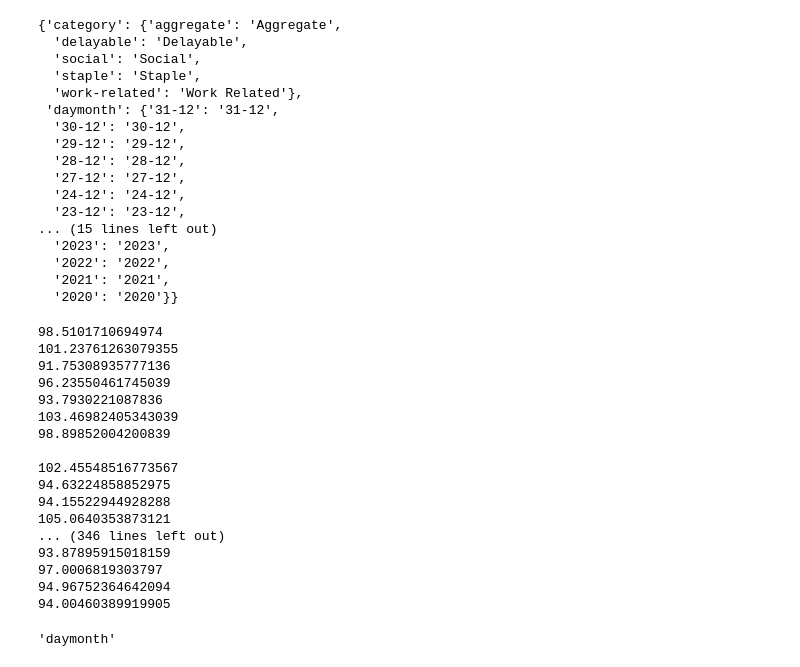
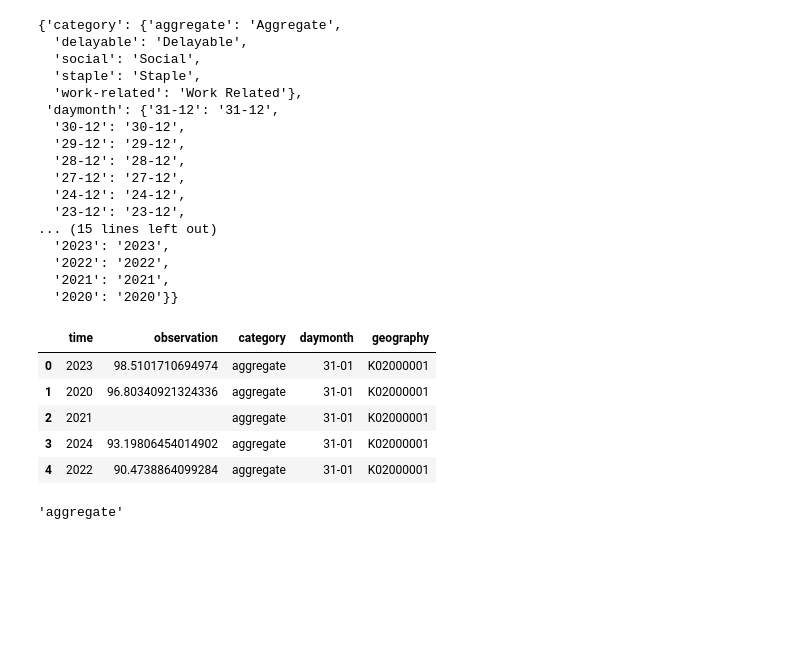
Before and after one commit to hbarnes163/software_engineering_sum1, a Jupyter notebook: ons_data_viewer.ipynb, the cells around one changed output. Cells and saved outputs as stored; diff of their text form; code cells hidden in the pictures; blank space fills up the shorter version.

Commit message:
Add other variables in columns

```diff
--- a/ons_data_viewer.ipynb
+++ b/ons_data_viewer.ipynb
@@ -91,41 +91,39 @@ valid_dims
   '2021': '2021',
   '2020': '2020'}}
 # %%
-selected_request = {'category' : 'aggregate', 'daymonth' : '*', 'geography': 'K02000001', 'time': '2023'}
+selected_request = {'category' : 'aggregate', 'daymonth' : '31-01', 'geography': 'K02000001', 'time': '*'}
 
 response = requests.get(url_to_use + "/observations", params = selected_request)
 
 observations = response.json()['observations']
 
+variable = [key for key, value in selected_request.items() if value == '*'][0]
+
 summary = []
 for observation in observations:
-    print(observation["observation"])
-    id = observation["dimensions"]["DayMonth"]["id"]
-    summary.append({"id": id, "observation": observation["observation"]})
+    id = next(iter(observation['dimensions'].values()))['label']
+    summary.append({variable: id, "observation": observation["observation"]})
 df = pd.DataFrame(summary)
+
+for name in selected_request.keys():
+    if (name in df.columns):
+        next
+    else:
+        df[name] = selected_request[name]
+
+df
 # %% [output]
-98.5101710694974
-101.23761263079355
-91.75308935777136
-96.23550461745039
-93.7930221087836
-103.46982405343039
-98.89852004200839
-
-102.45548516773567
-94.63224858852975
-94.15522944928288
-105.0640353873121
-... (346 lines left out)
-93.87895915018159
-97.0006819303797
-94.96752364642094
-94.00460389919905
+|  | time | observation | category | daymonth | geography |
+| 0 | 2023 | 98.5101710694974 | aggregate | 31-01 | K02000001 |
+| 1 | 2020 | 96.80340921324336 | aggregate | 31-01 | K02000001 |
+| 2 | 2021 |  | aggregate | 31-01 | K02000001 |
+| 3 | 2024 | 93.19806454014902 | aggregate | 31-01 | K02000001 |
+| 4 | 2022 | 90.4738864099284 | aggregate | 31-01 | K02000001 |
 # %%
-variable = [key for key, value in selected_request.items() if value == '*']
+#variable = [key for key, value in selected_request.items() if value == '*']
 
-variable[0]
+selected_request['category']
 # %% [output]
-'daymonth'
+'aggregate'
 # %%
 for observation in observations:
```
Also changed, not shown: parts of 1 cell of this notebook.
